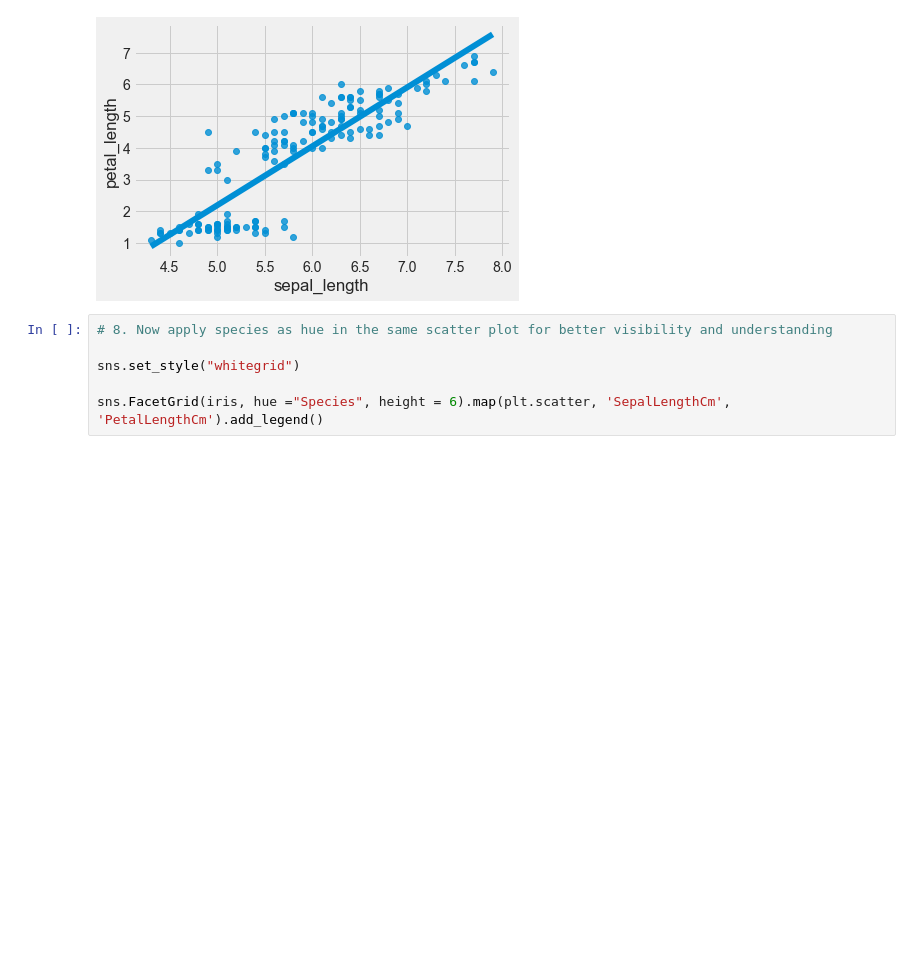
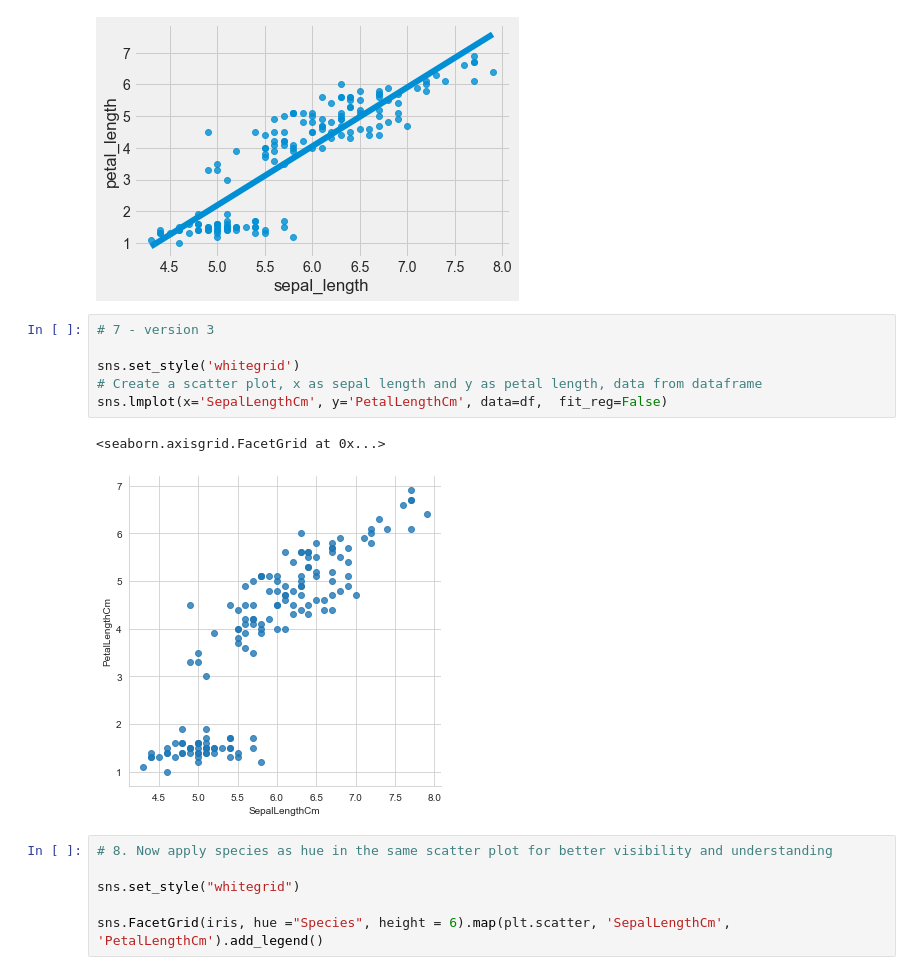
Before and after one commit to Thien-Nguyen-Git/Iris_Flowers, a Jupyter notebook: Beautiful_Flowers.ipynb, the cells around one changed output. Drawn from its saved outputs; the diff is of its cells as text; blank space fills up the shorter version.

```diff
--- a/Beautiful_Flowers.ipynb
+++ b/Beautiful_Flowers.ipynb
@@ -105,6 +108,15 @@ sns.regplot(x = "sepal_length", y = "petal_length", ci = None, data = iris_df)
 # %% [output]
 <AxesSubplot:xlabel='sepal_length', ylabel='petal_length'>
 [figure]
+# %%
+# 7 - version 3
+
+sns.set_style('whitegrid')
+# Create a scatter plot, x as sepal length and y as petal length, data from dataframe
+sns.lmplot(x='SepalLengthCm', y='PetalLengthCm', data=df,  fit_reg=False)
+# %% [output]
+<seaborn.axisgrid.FacetGrid at 0x...>
+[figure, added]
 # %%
 # 8. Now apply species as hue in the same scatter plot for better visibility and understanding
 
```
Also changed, not shown: parts of 26 cells of this notebook.
